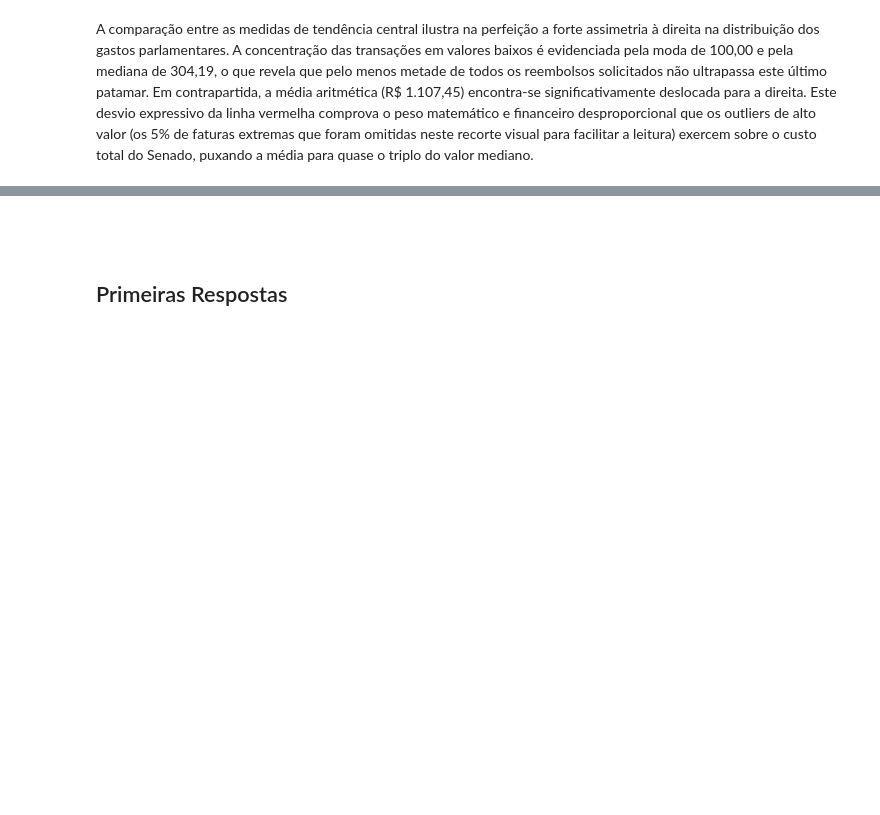
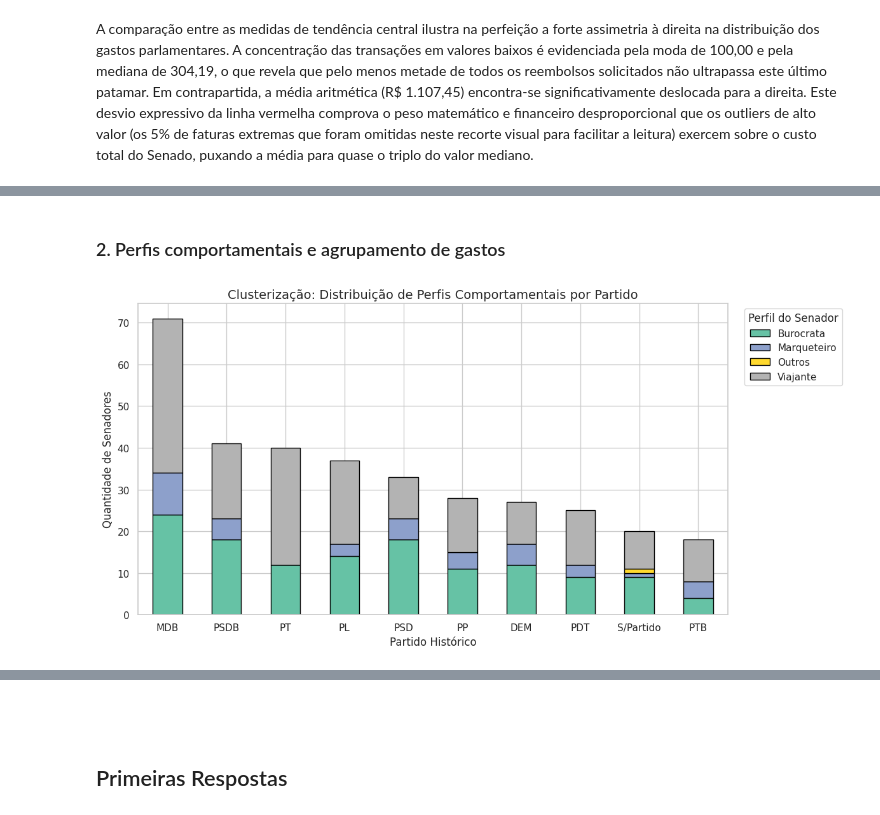
Before and after one commit to rafaalathais/analise-gasto-parlamentar, a Jupyter notebook: notebook_gasto_parlamentar.ipynb, the cells around one changed output, grey strips where cells are left out. Drawn from its saved outputs; the diff is of its cells as text; code cells hidden in the pictures; blank space fills up the shorter version.

Commit message:
Analise dos perfis comportamentais, impacto geografico, fornecedores exclusivos e anatomia dos outliers

```diff
--- a/notebook_gasto_parlamentar.ipynb
+++ b/notebook_gasto_parlamentar.ipynb
@@ -1027,0 +1058,48 @@ A comparação entre as medidas de tendência central ilustra na perfeição a f
+# %%
+import matplotlib.pyplot as plt
+import seaborn as sns
+import pandas as pd
+import numpy as np
+
+sns.set_theme(style="whitegrid")
+
+despesas_validas = despesas[(despesas['VALOR_REEMBOLSADO'] > 0) & (despesas['DATA_REF'].notna())].copy()
+despesas_validas['ANO_REF'] = despesas_validas['DATA_REF'].dt.year
+despesas_validas['MES_REF'] = despesas_validas['DATA_REF'].dt.month
+# %% [markdown]
+### 2. Perfis comportamentais e agrupamento de gastos
+# %%
+gastos_perfil = despesas_validas.groupby(
+    ['NOME_SENADOR_PADRONIZADO', 'PARTIDO_HISTORICO', 'UF_HISTORICA', 'TIPO_DESPESA_PADRONIZADO']
+)['VALOR_REEMBOLSADO'].sum().unstack(fill_value=0)
+
+gastos_perfil['CATEGORIA_PRINCIPAL'] = gastos_perfil.idxmax(axis=1)
+
+def classificar_perfil(categoria):
+    if 'Passagens' in str(categoria) or 'Locomoção' in str(categoria):
+        return 'Viajante'
+    elif 'Divulgação' in str(categoria):
+        return 'Marqueteiro'
+    elif 'Aluguel' in str(categoria) or 'consultoria' in str(categoria).lower() or 'serviços' in str(categoria).lower():
+        return 'Burocrata'
+    else:
+        return 'Outros'
+
+gastos_perfil['PERFIL_ATRIBUIDO'] = gastos_perfil['CATEGORIA_PRINCIPAL'].apply(classificar_perfil)
+df_perfis = gastos_perfil.reset_index()
+
+cluster_partido = df_perfis.groupby(['PARTIDO_HISTORICO', 'PERFIL_ATRIBUIDO']).size().unstack(fill_value=0)
+
+top_10_partidos = cluster_partido.sum(axis=1).sort_values(ascending=False).head(10).index
+cluster_partido_top = cluster_partido.loc[top_10_partidos]
+
+ax = cluster_partido_top.plot(kind='bar', stacked=True, figsize=(12, 6), colormap='Set2', edgecolor='black')
+plt.title('Clusterização: Distribuição de Perfis Comportamentais por Partido', fontsize=14)
+plt.xlabel('Partido Histórico')
+plt.ylabel('Quantidade de Senadores')
+plt.legend(title='Perfil do Senador', bbox_to_anchor=(1.02, 1), loc='upper left')
+plt.xticks(rotation=0)
+plt.tight_layout()
+plt.show()
+# %% [output]
+[figure, added]
```
Also changed, not shown: parts of 46 cells of this notebook.
